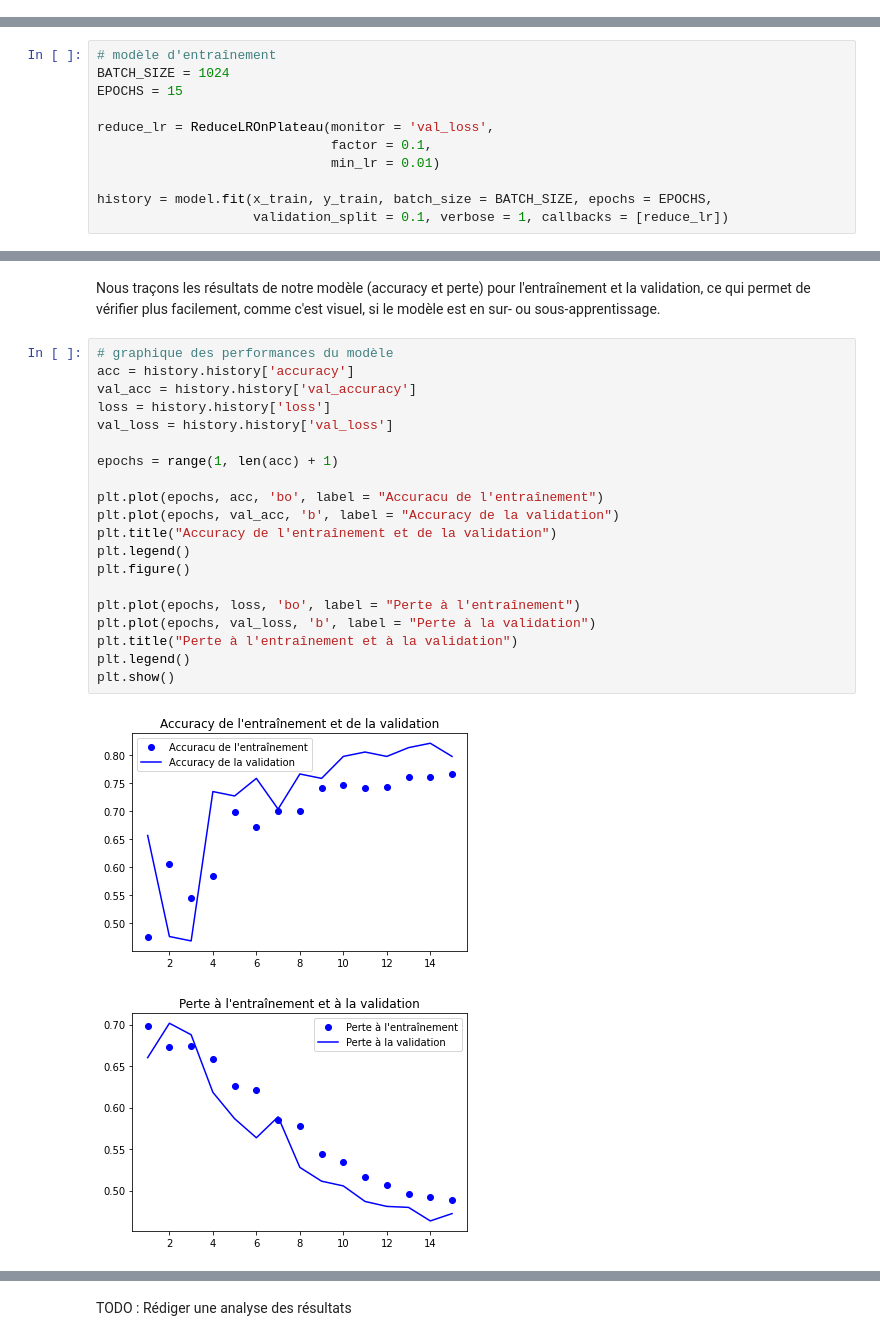
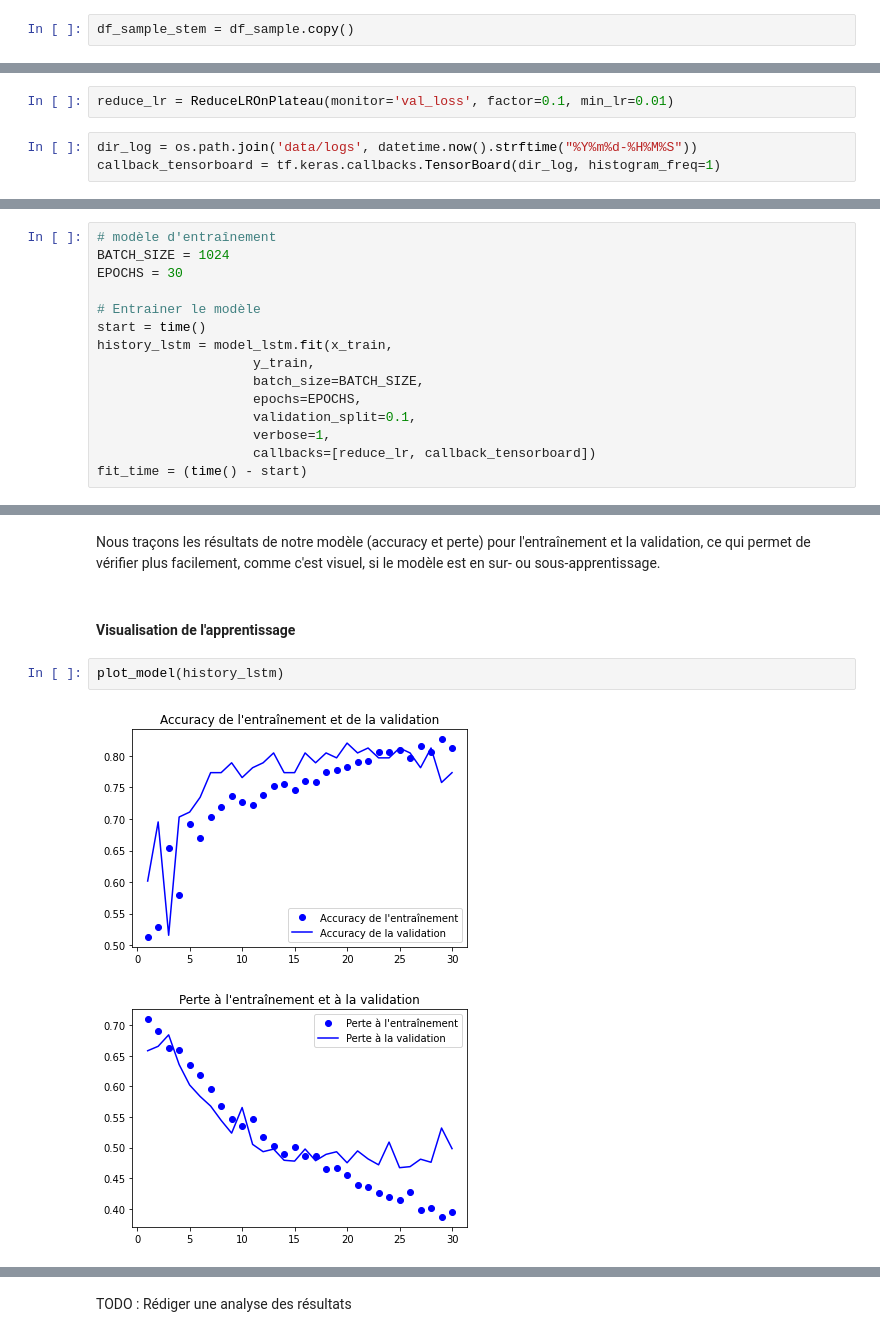
Before and after one commit to Abdess/air_paradis, a Jupyter notebook: P7_01_modèlesurmesure.ipynb, the cells around one changed output, grey strips where cells are left out. Saved outputs shown, nothing was run; the diff lists cells and outputs as text.

```diff
--- a/P7_01_modèlesurmesure.ipynb
+++ b/P7_01_modèlesurmesure.ipynb
@@ -150,0 +196,2 @@ df_sample.head()
+# %%
+df_sample_stem = df_sample.copy()
@@ -310,0 +496,5 @@ embedding_layer = Embedding(vocab_size,
+# %%
+reduce_lr = ReduceLROnPlateau(monitor='val_loss', factor=0.1, min_lr=0.01)
+# %%
+dir_log = os.path.join('data/logs', datetime.now().strftime("%Y%m%d-%H%M%S"))
+callback_tensorboard = tf.keras.callbacks.TensorBoard(dir_log, histogram_freq=1)
@@ -360,12 +1021,16 @@ Le modèle a été entraîné pendant 15 époques, avec une taille de lot de 102
 # %%
 # modèle d'entraînement
 BATCH_SIZE = 1024
-EPOCHS = 15
+EPOCHS = 30
 
-reduce_lr = ReduceLROnPlateau(monitor = 'val_loss',
-                              factor = 0.1,
-                              min_lr = 0.01)
-
-history = model.fit(x_train, y_train, batch_size = BATCH_SIZE, epochs = EPOCHS,
-                    validation_split = 0.1, verbose = 1, callbacks = [reduce_lr])
+# Entrainer le modèle
+start = time()
+history_lstm = model_lstm.fit(x_train,
+                    y_train,
+                    batch_size=BATCH_SIZE,
+                    epochs=EPOCHS,
+                    validation_split=0.1,
+                    verbose=1,
+                    callbacks=[reduce_lr, callback_tensorboard])
+fit_time = (time() - start)
 # %% [output]
@@ -408,25 +1073,9 @@ model.save('data/clean/lstm.h5')
 # %% [markdown]
 Nous traçons les résultats de notre modèle (accuracy et perte) pour l'entraînement et la validation, ce qui permet de vérifier plus facilement, comme c'est visuel, si le modèle est en sur- ou sous-apprentissage.
+# %% [markdown]
+#### Visualisation de l'apprentissage
 # %%
-# graphique des performances du modèle
-acc = history.history['accuracy']
-val_acc = history.history['val_accuracy']
-loss = history.history['loss']
-val_loss = history.history['val_loss']
-
-epochs = range(1, len(acc) + 1)
-
-plt.plot(epochs, acc, 'bo', label = "Accuracu de l'entraînement")
-plt.plot(epochs, val_acc, 'b', label = "Accuracy de la validation")
-plt.title("Accuracy de l'entraînement et de la validation")
-plt.legend()
-plt.figure()
-
-plt.plot(epochs, loss, 'bo', label = "Perte à l'entraînement")
-plt.plot(epochs, val_loss, 'b', label = "Perte à la validation")
-plt.title("Perte à l'entraînement et à la validation")
-plt.legend()
-plt.show()
+plot_model(history_lstm)
 # %% [output]
-[figure, old version]
+[figure, new version]
-[figure, old version]
+[figure, new version]
```
Also changed, not shown: parts of 201 cells of this notebook, 43 other files.
